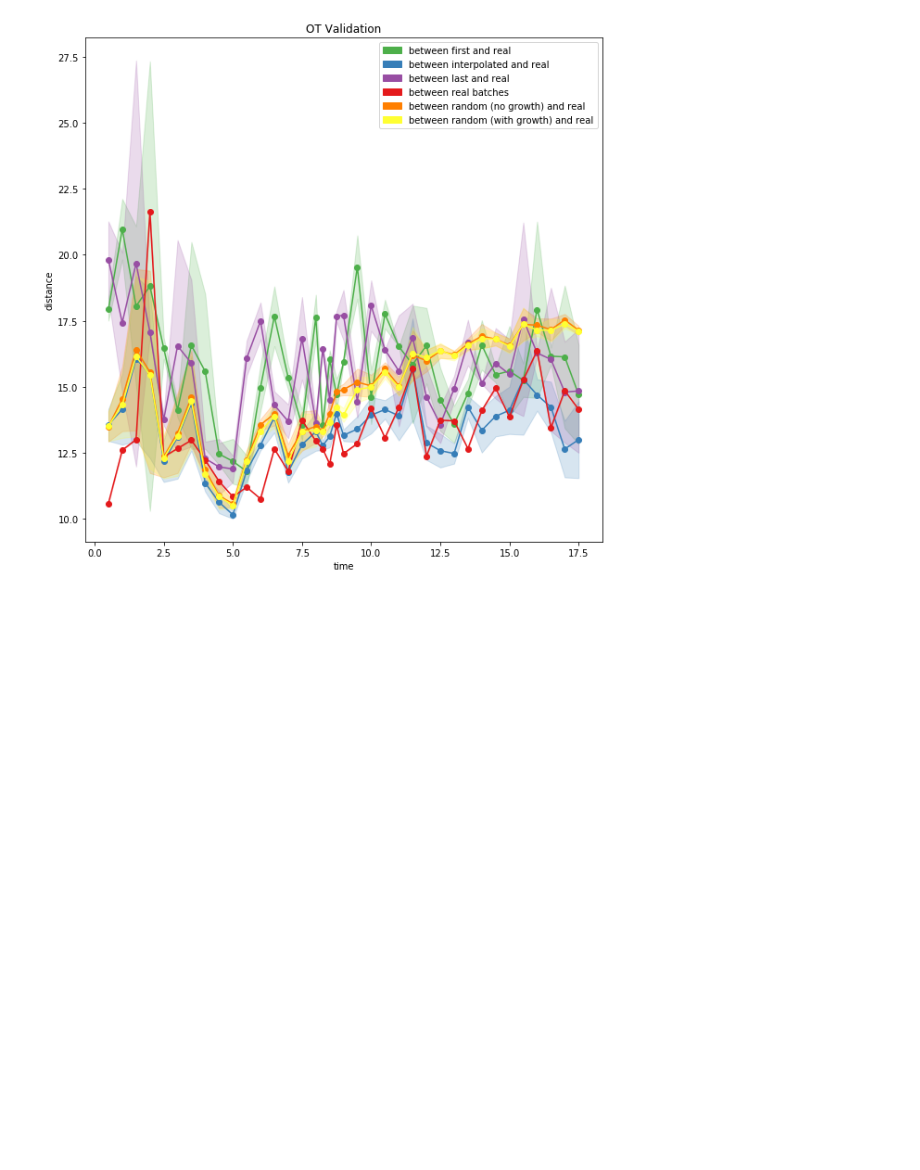
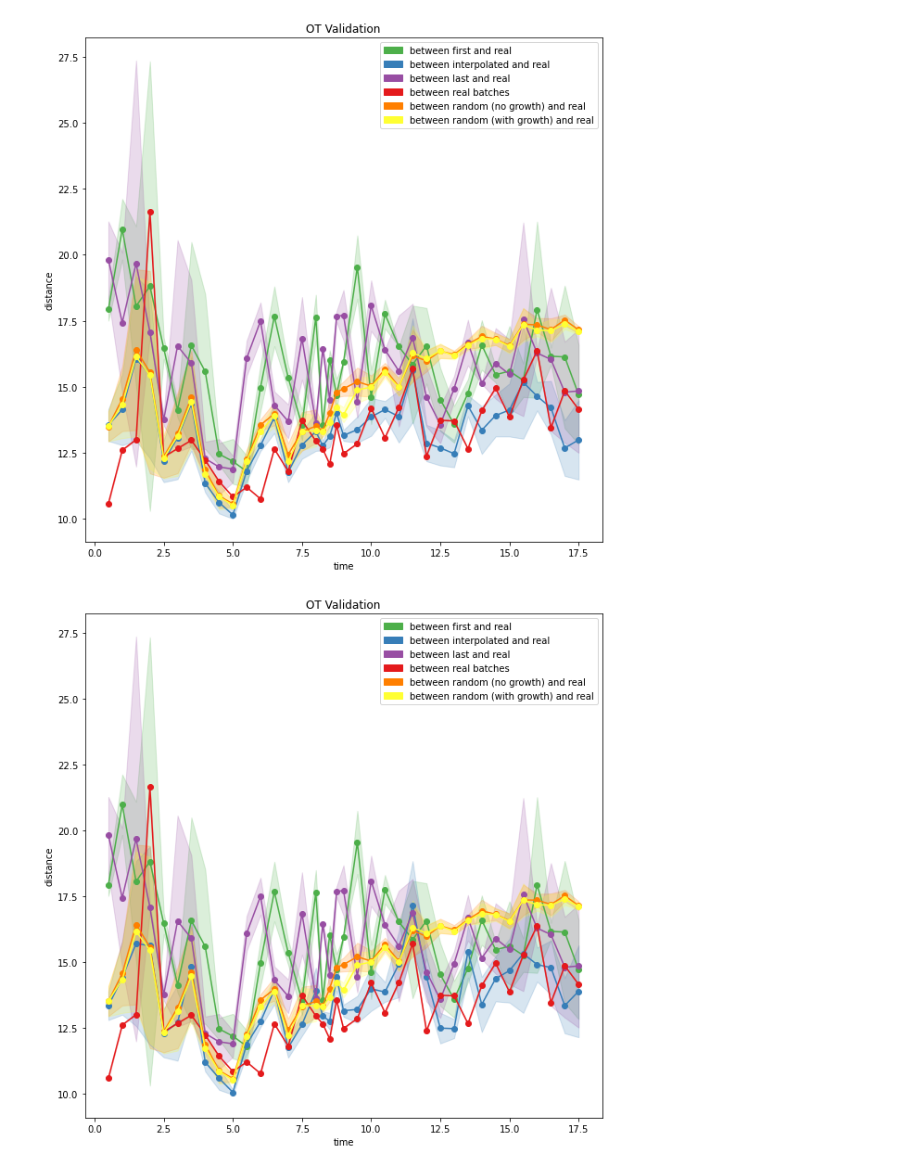
Before and after one commit to carlosjdoebeli/wot, a Jupyter notebook: notebooks/Notebook-7-ot-validation.ipynb, the cells around one changed output. Drawn from its saved outputs; the diff is of its cells as text; code cells hidden in the pictures; blank space fills up the shorter version.

Commit message:
Weighted update

```diff
--- a/notebooks/Notebook-7-ot-validation.ipynb
+++ b/notebooks/Notebook-7-ot-validation.ipynb
@@ -73,3 +168,9 @@ all_triplets_stats = pd.read_csv('data/serum_validation_summary_stats.txt')
 wot.graphics.plot_ot_validation_summary_stats(all_triplets_stats)
 # %% [output]
 [figure]
+# %%
+# read in and plot results
+all_triplets_stats = pd.read_csv('data/serum_validation_summary_stats_weighted.txt')
+wot.graphics.plot_ot_validation_summary_stats(all_triplets_stats)
+# %% [output]
+[figure, added]
```
Also changed, not shown: parts of 40 cells of this notebook, 4 other files.
